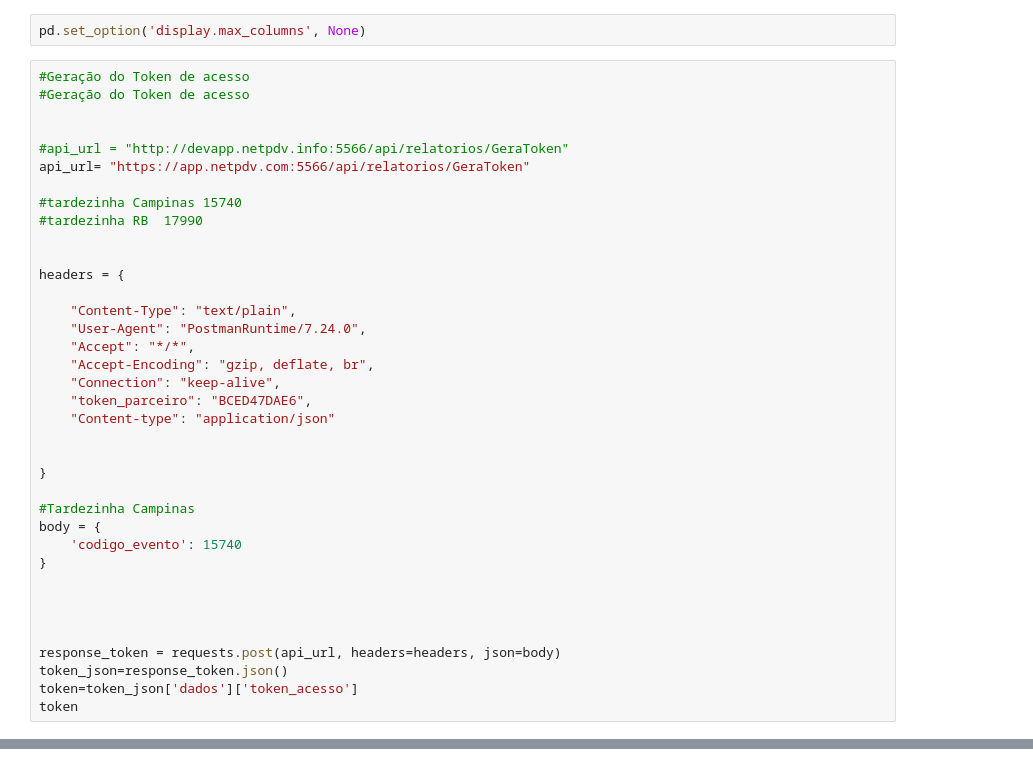
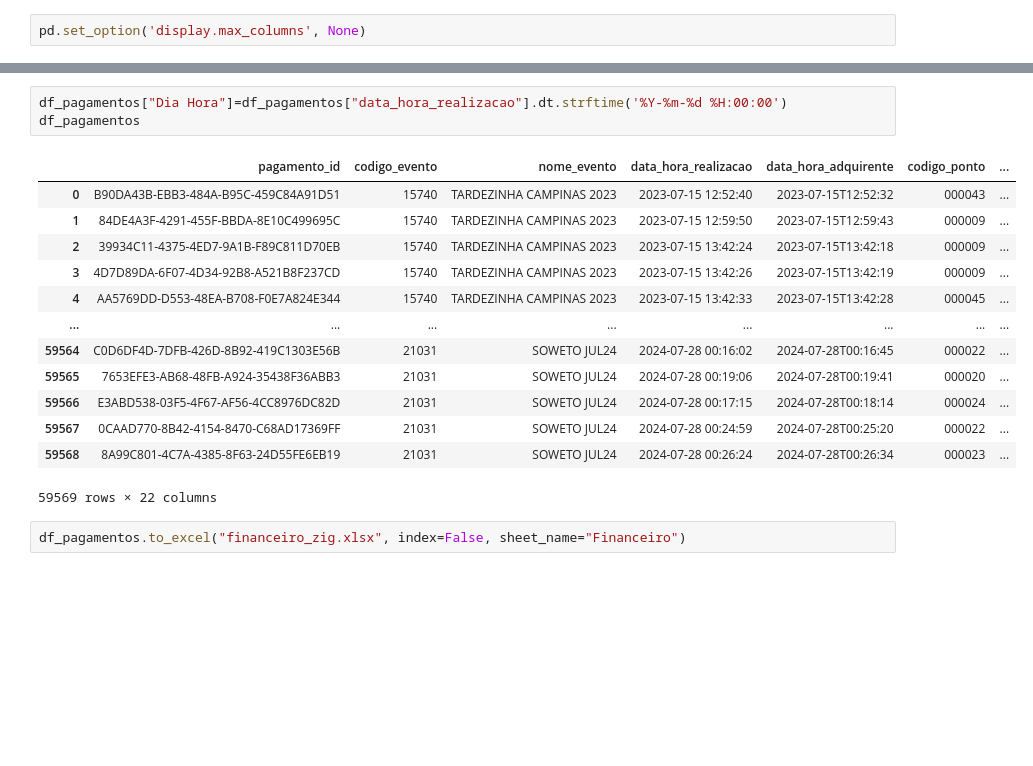
Before and after one commit to mateusono1/CB-Produ-es, a Jupyter notebook: Pagamentos.ipynb, the cells around one changed output, grey strips where cells are left out. Cells and saved outputs as stored; diff of their text form; blank space fills up the shorter version.

Commit message:
pagamentos pegando todos os eventos

```diff
--- a/Pagamentos.ipynb
+++ b/Pagamentos.ipynb
@@ -5,40 +5,3 @@ import requests
 import time
 # %%
 pd.set_option('display.max_columns', None)
-# %%
-#Geração do Token de acesso
-#Geração do Token de acesso
-
-
-#api_url = "http://devapp.netpdv.info:5566/api/relatorios/GeraToken"
-api_url= "https://app.netpdv.com:5566/api/relatorios/GeraToken"
-
-#tardezinha Campinas 15740
-#tardezinha RB  17990
-
-
-headers = {
-
-    "Content-Type": "text/plain",
-    "User-Agent": "PostmanRuntime/7.24.0",
-    "Accept": "*/*",
-    "Accept-Encoding": "gzip, deflate, br",
-    "Connection": "keep-alive",
-    "token_parceiro": "BCED47DAE6",
-    "Content-type": "application/json"
-
-
-}
-
-#Tardezinha Campinas
-body = {
-    'codigo_evento': 15740
-}
-
-
-
-
-response_token = requests.post(api_url, headers=headers, json=body)
-token_json=response_token.json()
-token=token_json['dados']['token_acesso']
-token
@@ -161,0 +193,19 @@ df_pagamentos
+# %%
+df_pagamentos["Dia Hora"]=df_pagamentos["data_hora_realizacao"].dt.strftime('%Y-%m-%d %H:00:00')
+df_pagamentos
+# %% [output]
+|  | pagamento_id | codigo_evento | nome_evento | data_hora_realizacao | data_hora_adquirente | codigo_ponto | ... |
+| 0 | B90DA43B-EBB3-484A-B95C-459C84A91D51 | 15740 | TARDEZINHA CAMPINAS 2023 | 2023-07-15 12:52:40 | 2023-07-15T12:52:32 | 000043 | ... |
+| 1 | 84DE4A3F-4291-455F-BBDA-8E10C499695C | 15740 | TARDEZINHA CAMPINAS 2023 | 2023-07-15 12:59:50 | 2023-07-15T12:59:43 | 000009 | ... |
+| 2 | 39934C11-4375-4ED7-9A1B-F89C811D70EB | 15740 | TARDEZINHA CAMPINAS 2023 | 2023-07-15 13:42:24 | 2023-07-15T13:42:18 | 000009 | ... |
+| 3 | 4D7D89DA-6F07-4D34-92B8-A521B8F237CD | 15740 | TARDEZINHA CAMPINAS 2023 | 2023-07-15 13:42:26 | 2023-07-15T13:42:19 | 000009 | ... |
+| 4 | AA5769DD-D553-48EA-B708-F0E7A824E344 | 15740 | TARDEZINHA CAMPINAS 2023 | 2023-07-15 13:42:33 | 2023-07-15T13:42:28 | 000045 | ... |
+| ... | ... | ... | ... | ... | ... | ... | ... |
+| 59564 | C0D6DF4D-7DFB-426D-8B92-419C1303E56B | 21031 | SOWETO JUL24 | 2024-07-28 00:16:02 | 2024-07-28T00:16:45 | 000022 | ... |
+| 59565 | 7653EFE3-AB68-48FB-A924-35438F36ABB3 | 21031 | SOWETO JUL24 | 2024-07-28 00:19:06 | 2024-07-28T00:19:41 | 000020 | ... |
+| 59566 | E3ABD538-03F5-4F67-AF56-4CC8976DC82D | 21031 | SOWETO JUL24 | 2024-07-28 00:17:15 | 2024-07-28T00:18:14 | 000024 | ... |
+| 59567 | 0CAAD770-8B42-4154-8470-C68AD17369FF | 21031 | SOWETO JUL24 | 2024-07-28 00:24:59 | 2024-07-28T00:25:20 | 000022 | ... |
+| 59568 | 8A99C801-4C7A-4385-8F63-24D55FE6EB19 | 21031 | SOWETO JUL24 | 2024-07-28 00:26:24 | 2024-07-28T00:26:34 | 000023 | ... |
+59569 rows × 22 columns
+# %%
+df_pagamentos.to_excel("financeiro_zig.xlsx", index=False, sheet_name="Financeiro")
```
Also changed, not shown: parts of 4 cells of this notebook.
